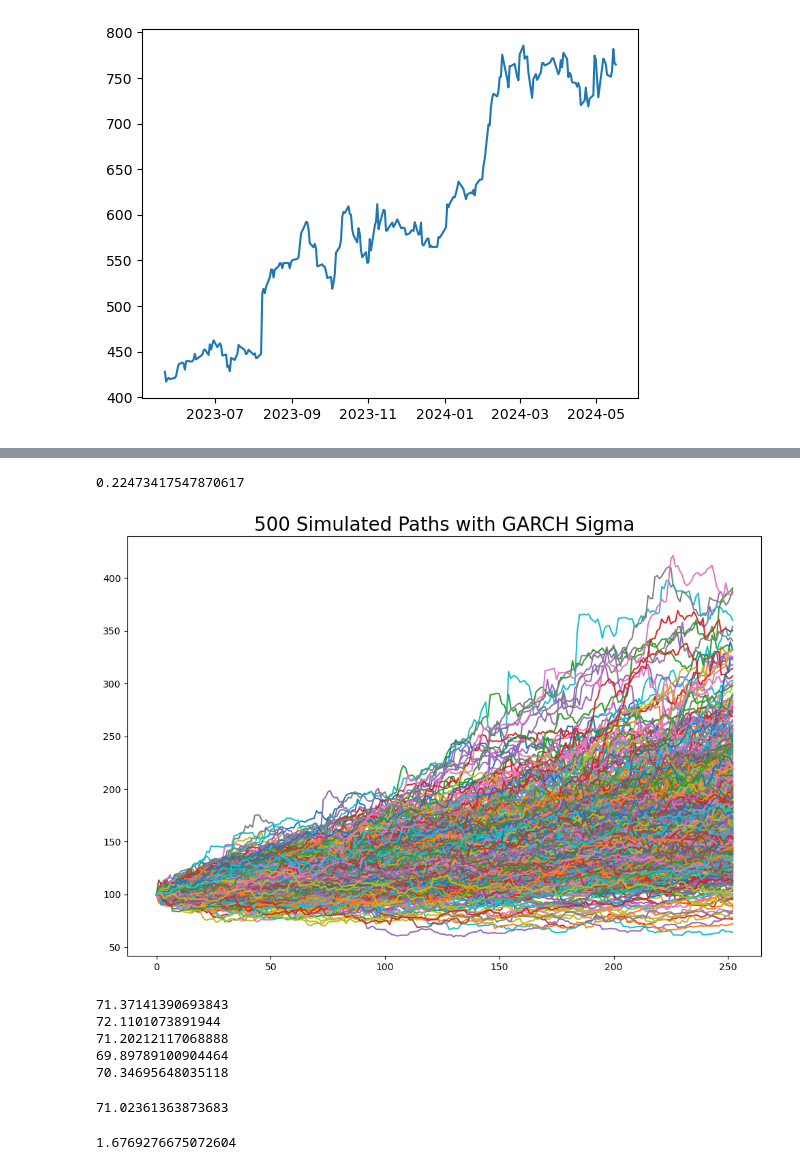
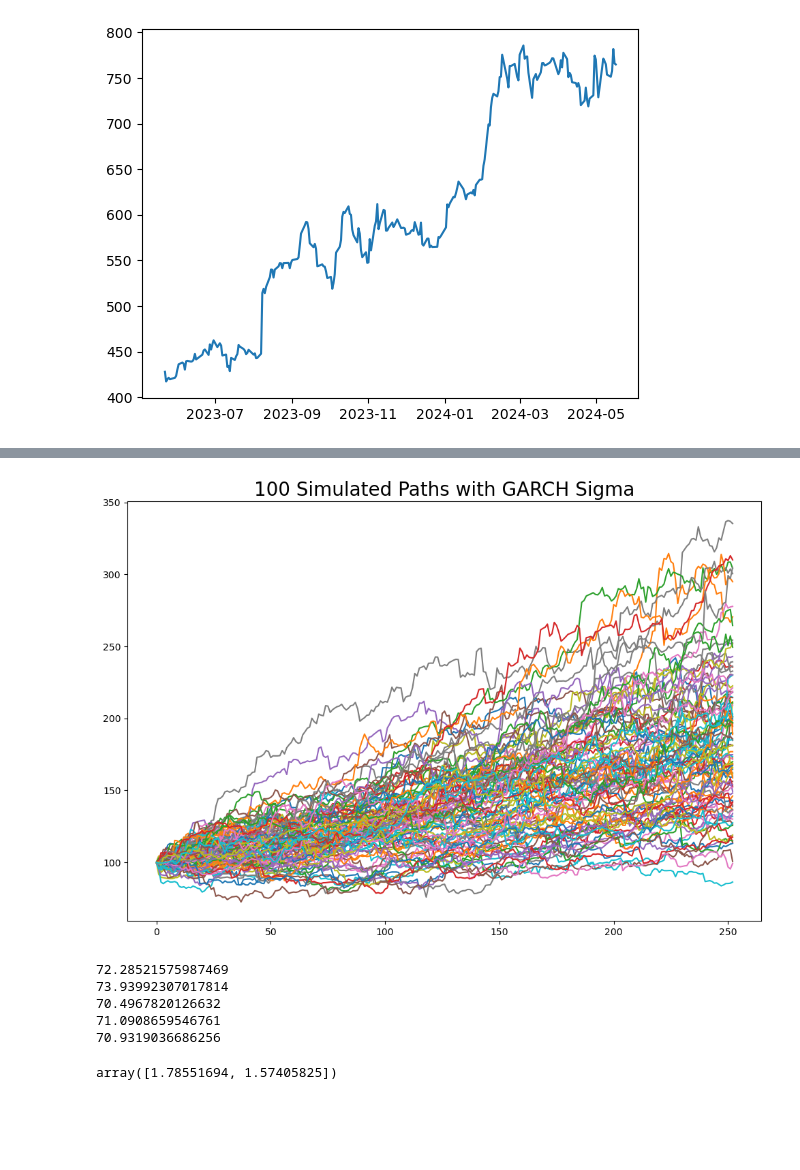
Before and after one commit to shabarishch/Quantfinancebootcamp, a Jupyter notebook: miniproject4.ipynb, the cells around one changed output, grey strips where cells are left out. Drawn from its saved outputs; the diff is of its cells as text; code cells hidden in the pictures; blank space fills up the shorter version.

Commit message:
Preliminary code for hedging in garch model

```diff
--- a/miniproject4.ipynb
+++ b/miniproject4.ipynb
@@ -64,0 +55,8 @@ Optimization terminated successfully    (Exit mode 0)
+# %%
+def get_garch_params(log_rets):
+    model = arch_model(100*log_rets, vol='GARCH', p=1, q=1)
+    res = model.fit()
+    print(res.summary)
+    return res.params
+# %%
+garch_params = get_garch_params(get_daily_log_returns(symbol, start_date, end_date))
@@ -105,4 +112,0 @@ ARCHModelResult, id: 0x160514380>
-# %%
-res.params.mu
-# %% [output]
-0.22473417547870617
@@ -109,5 +128,5 @@ res.params.mu
 # %%
-def stock_path_garch_sigma(S0, r, n_paths, n_steps):
+def stock_path_garch_sigma(S0, r, n_paths, t, garch_params):
     '''
     Generation of custom stock paths following Geometeric Brownian motion,
     but log-returns do not have constant volatility.
@@ -129,24 +148,24 @@ def stock_path_garch_sigma(S0, r, n_paths, n_steps):
 
     Simuatled stock paths
     '''
-
-    #Noise in volatility
-    noise = np.random.normal(0,1,size = (n_paths, n_steps))
-
+    n_steps=math.ceil(t*252)
     #Custom sigma that is not constant
 
-    sigma = np.zeros((n_paths, n_steps))
+    simulated_sigma = simulate_from_garch_params(sigma_start=garch_params.omega, omega=garch_params.omega, alpha=garch_params.loc['alpha[1]'], beta=garch_params.loc['beta[1]'], n_paths=n_paths, n_steps=n_steps)
+    sigma_adjusted = simulated_sigma[0]/100
 
-    for i in range(n_paths):
-        simulation = model.simulate(res.params, nobs=n_steps)
-        sigma[i] = simulation['errors'].to_numpy()/100
+    #sigma = np.zeros((n_paths, n_steps))
 
-    #Time increment between each step
-    dt = 1
+    # for i in range(n_paths):
+    #     simulation = model.simulate(res.params, nobs=n_steps)
+    #     sigma[i] = simulation['errors'].to_numpy()/100
+
+    noise = np.random.normal(0,1,(n_paths,n_steps))
+
 
     #log-returns between each step
-    increments = (r)*(1/252) + sigma - .5*sigma**2
-    increments = (res.params.mu/100 + r*(1/252) - .5*sigma**2) + sigma*np.sqrt(dt)*noise
+    #increments = (r)*(1/252) + sigma - .5*sigma**2
+    increments = (garch_params.mu/100 + r*(1/252) - .5*sigma_adjusted**2) + sigma_adjusted*noise
 
     #Cumulative log-returns at each step
     log_returns = np.cumsum(increments, axis = 1)
@@ -157,35 +176,34 @@ def stock_path_garch_sigma(S0, r, n_paths, n_steps):
 
 
     #Adjoint initial value S0 at start of each simulated path
-    paths = np.insert(paths, 0, S0, axis = 1)
+
 
 
     return paths
 # %%
 #5 Simulated paths of daily steps over 1-year period and plot
 
 S0 = 100
-t = 1
 r = 0.039
-mu = 0.275
-n_paths = 500
-n_steps = 252
+n_paths = 100
+t=1
 
 
-simulated_paths = stock_path_garch_sigma(S0, r, n_paths, n_steps)
+simulated_paths = stock_path_garch_sigma(S0, r, n_paths, t, garch_params)
+simulated_paths = np.insert(simulated_paths, 0, S0, axis = 1)
 
 
 plt.figure(figsize = (12,8))
 
 for path in simulated_paths:
     plt.plot(path)
 
 plt.title(f'{n_paths} Simulated Paths with GARCH Sigma', size = 20)
 
 
 plt.show()
 # %% [output]
-[figure, old version]
+[figure, new version]
 # %%
 #Create function that does monte-carlo simulation of call option price with volatility modeled using GARCH process
 
@@ -240,20 +237,16 @@ def monte_sim_call_garch(S0, K, r, n_paths, n_steps):
 # %%
 S0 = 100
 r = 0.039
-n_paths = 5000
-n_steps = 252
+n_paths = 500
+t=1
 K=110
 
 for i in range(5):
-    print(monte_sim_call_garch(S0, K, r, n_paths, n_steps))
+    print(mc_sim_call_garch(S0, K, r, n_paths, t, garch_params))
 # %% [output]
-71.37141390693843
-72.1101073891944
-71.20212117068888
-69.89789100904464
-70.34695648035118
+72.28521575987469
+73.93992307017814
+70.4967820126632
+71.0908659546761
+70.9319036686256
-# %%
-monte_sim_call_garch(S0, K, r, n_paths, n_steps)
-# %% [output]
-71.02361363873683
 # %%
@@ -297,10 +284,10 @@ def monte_sim_call_delta(S0, K, t, r, n_paths):
 # %%
-S0 = 100
+S0 = np.array([[100],[80]])
 r = 0.039
-n_paths = 800
+n_paths = 100
 K=110
 t=1
 
-monte_sim_call_delta(S0, K, t, r, n_paths)
+mc_sim_call_garch_delta(S0, K, t, r, n_paths, garch_params)
 # %% [output]
-1.6769276675072604
+array([1.78551694, 1.57405825])
```
Also changed, not shown: parts of 17 cells of this notebook, 2 other files.
